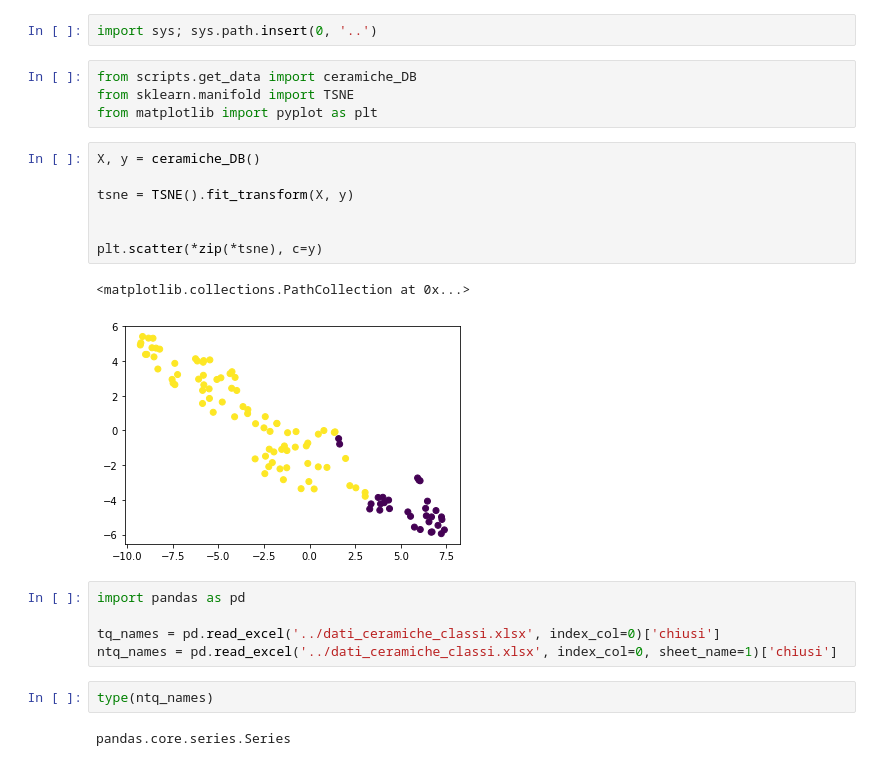
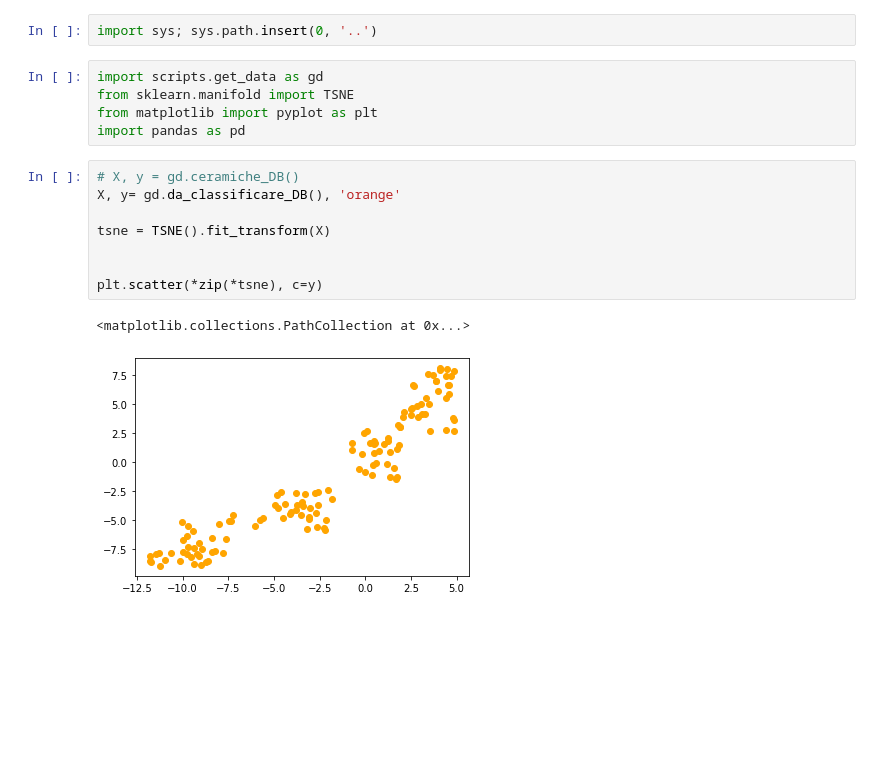
Before and after one commit to scutta2000/tirocinio-reperti-archeologici, a Jupyter notebook: src/Notebooks/visualizzazione_dati.ipynb, the cells around one changed output. Cells and saved outputs as stored; diff of their text form; blank space fills up the shorter version.

Commit message:
Visualizzazioni dati da classificare

```diff
--- a/src/Notebooks/visualizzazione_dati.ipynb
+++ b/src/Notebooks/visualizzazione_dati.ipynb
@@ -1,25 +1,18 @@
 # %%
 import sys; sys.path.insert(0, '..')
 # %%
-from scripts.get_data import ceramiche_DB
+import scripts.get_data as gd
 from sklearn.manifold import TSNE
 from matplotlib import pyplot as plt
+import pandas as pd
 # %%
-X, y = ceramiche_DB()
+# X, y = gd.ceramiche_DB()
+X, y= gd.da_classificare_DB(), 'orange'
 
-tsne = TSNE().fit_transform(X, y)
+tsne = TSNE().fit_transform(X)
 
 
 plt.scatter(*zip(*tsne), c=y)
 # %% [output]
 <matplotlib.collections.PathCollection at 0x...>
-[figure, old version]
+[figure, new version]
-# %%
-import pandas as pd
-
-tq_names = pd.read_excel('../dati_ceramiche_classi.xlsx', index_col=0)['chiusi']
-ntq_names = pd.read_excel('../dati_ceramiche_classi.xlsx', index_col=0, sheet_name=1)['chiusi']
-# %%
-type(ntq_names)
-# %% [output]
-pandas.core.series.Series
```
Also changed, not shown: parts of 2 cells of this notebook.
